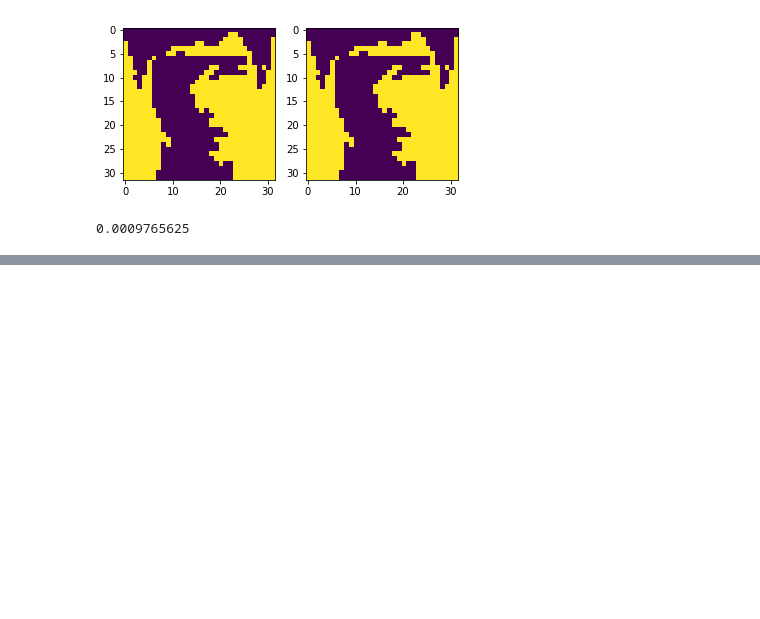
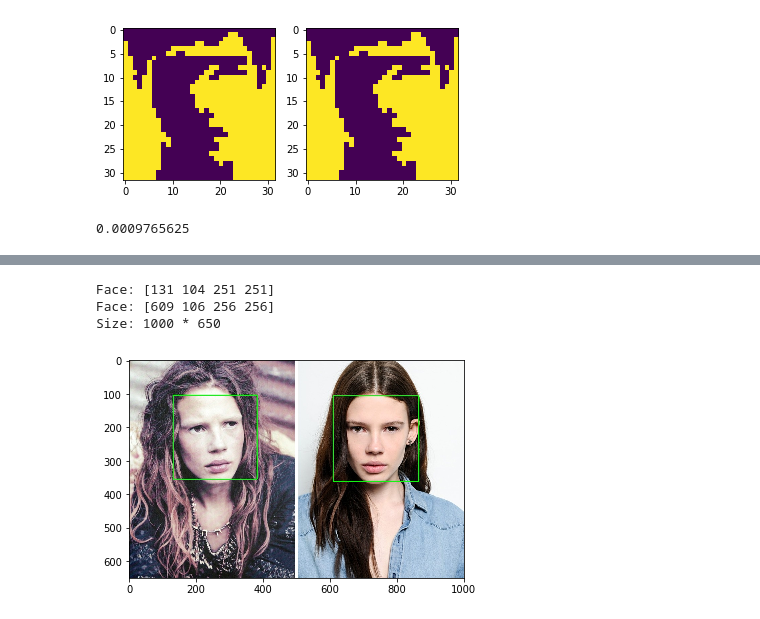
Before and after one commit to zimeng997/COMP8240_group_i_project, a Jupyter notebook: data_process.ipynb, the cells around one changed output, grey strips where cells are left out. Cells and saved outputs as stored; diff of their text form; code cells hidden in the pictures; blank space fills up the shorter version.

```diff
--- a/data_process.ipynb
+++ b/data_process.ipynb
@@ -205,0 +250,23 @@ After drop similar images, we have : 625
+# %%
+classifier = cv2.CascadeClassifier("haarcascade_frontalface_default.xml")
+# Download from: https://github.com/opencv/opencv/blob/master/data/haarcascades/haarcascade_frontalface_default.xml
+# %%
+#An example for the face dector
+image = "0 (1722).jpg"
+img = cv2.imread(image)
+faces = classifier.detectMultiScale(img, scaleFactor=1.1, minNeighbors=2, minSize=(128,128))
+for face in faces:
+    x, y, w, h = face
+    cv2.rectangle(img, (x, y), (x + h, y + w), (0, 255, 0), 2)
+    print('Face:',face)
+if len(faces) > 0:
+    cv2.imwrite("example.jpg", img)
+print('Size:',len(img[0]),"*",len(img))
+showed_original = np.array(Image.open('example.jpg'))
+plt.imshow(showed_original/255)
+plt.show()
+# %% [output]
+Face: [131 104 251 251]
+Face: [609 106 256 256]
+Size: 1000 * 650
+[figure, added]
```
Also changed, not shown: parts of 13 cells of this notebook.
